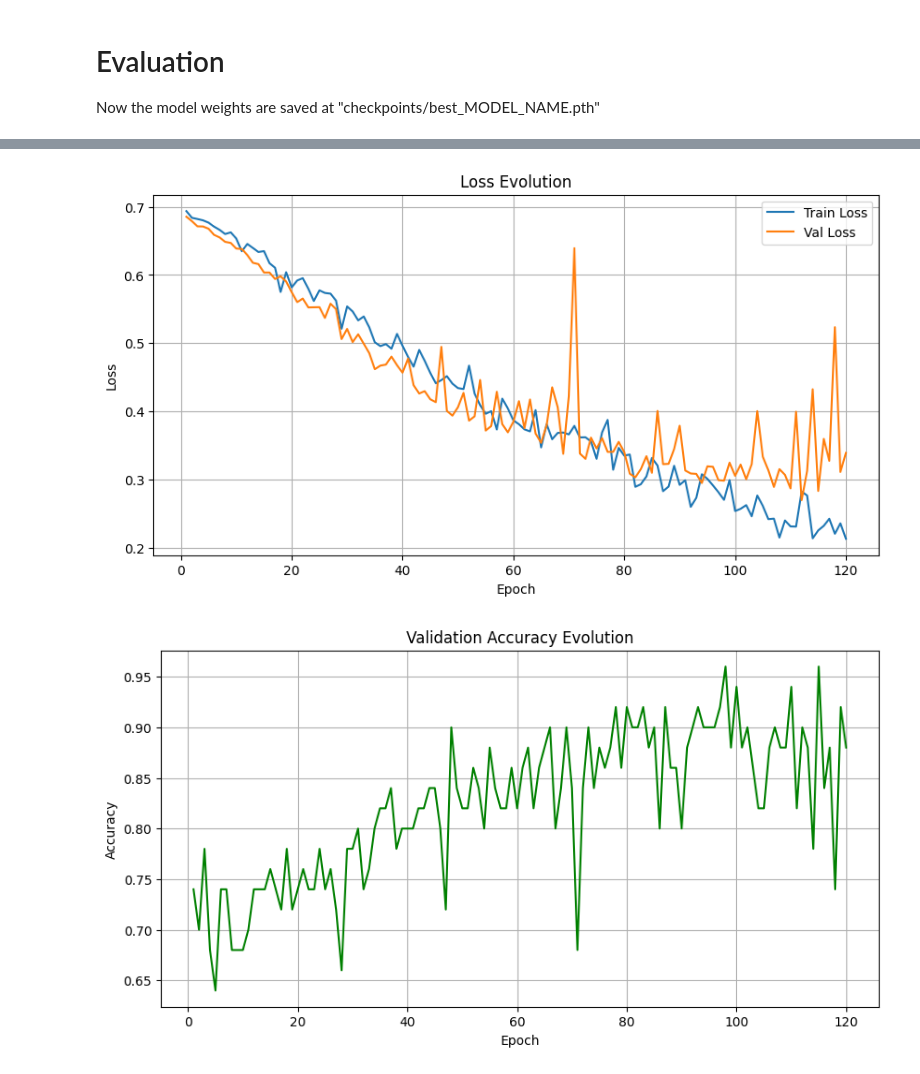
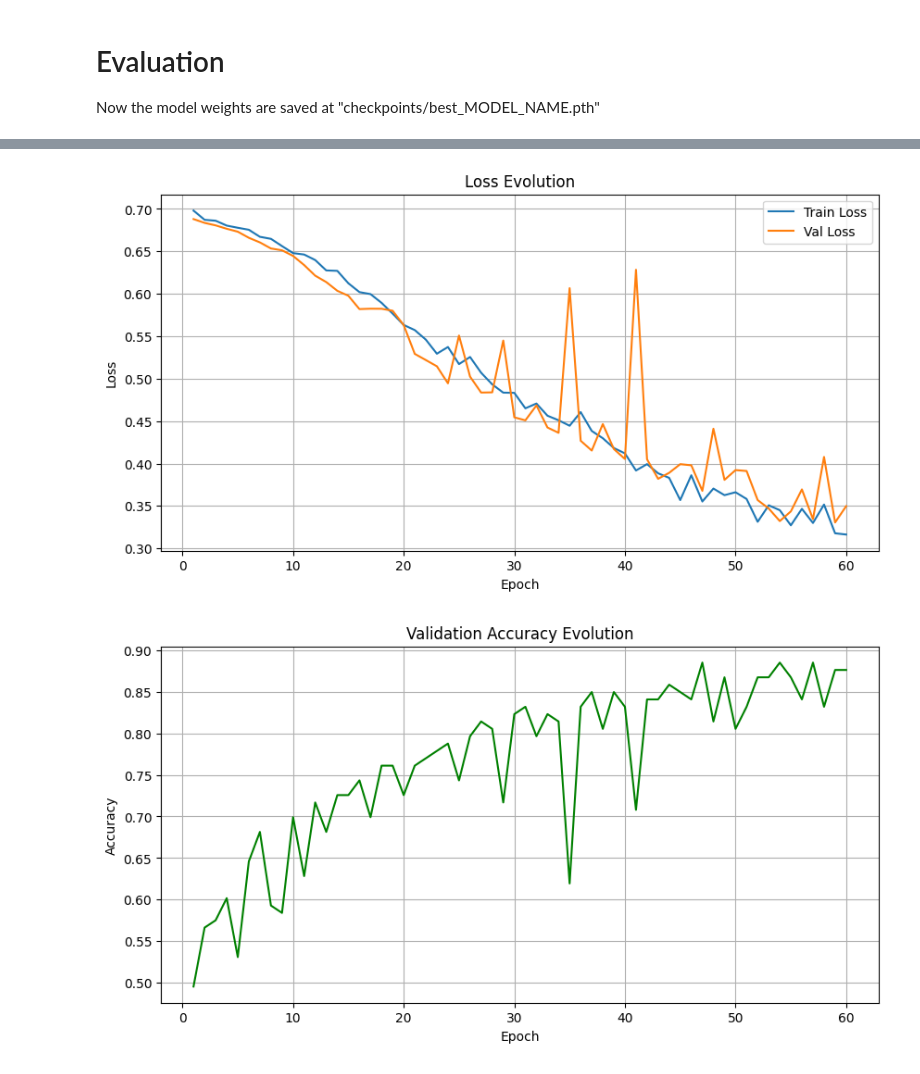
Before and after one commit to arnauKL/codi_tfg, a Jupyter notebook: main.ipynb, the cells around one changed output, grey strips where cells are left out. Drawn from its saved outputs; the diff is of its cells as text; code cells hidden in the pictures.

```diff
--- a/main.ipynb
+++ b/main.ipynb
@@ -18,12 +18,12 @@ Aquí faig copy-paste de la config x avaluar:
 """
 
 CONFIG = {
-    "model_name": "2D_nomes_striatum_rawderiv",
+    "model_name": "2D_suma_rawderiv",
     "data_path": "ppmi_raw_n_derivative_mapping.csv",
     "roi_size": (76, 76, 76),
     "batch_size": 2,
     "lr": 0.0001,
-    "epochs": 100,
+    "epochs": 60,
     "dropout": 0.3,
     "val_size": 0.2,
     "random_seed": 42
@@ -216,28 +216,27 @@ Total AUC: 0.9035
 # %%
 ## visualise the code from the generated csv:
 import pandas as pd
 import matplotlib.pyplot as plt
-MODEL_NAME = 'model_2_2D_baseline'
 #df = pd.read_csv('outputs/' + MODEL_NAME + '/training_log.csv')
-df = pd.read_csv('logs/training_log_' + MODEL_NAME + '.csv')
+df = pd.read_csv('outputs/' + CONFIG['model_name'] + '_20260419_235949/training_log.csv')
 
 
 plt.figure(figsize=(10, 5))
 plt.plot(df['epoch'], df['train_loss'], label='Train Loss')
 plt.plot(df['epoch'], df['val_loss'], label='Val Loss')
 plt.title('Loss Evolution')
 plt.xlabel('Epoch')
 plt.ylabel('Loss')
 plt.legend()
 plt.grid(True)
 
 plt.figure(figsize=(10, 5))
 plt.plot(df['epoch'], df['val_acc'], label='Val Accuracy', color='green')
 plt.title('Validation Accuracy Evolution')
 plt.xlabel('Epoch')
 plt.ylabel('Accuracy')
 plt.grid(True)
 plt.show()
 # %% [output]
-[figure, old version]
+[figure, new version]
-[figure, old version]
+[figure, new version]
```
Also changed, not shown: parts of 4 cells of this notebook, 30 other files.
